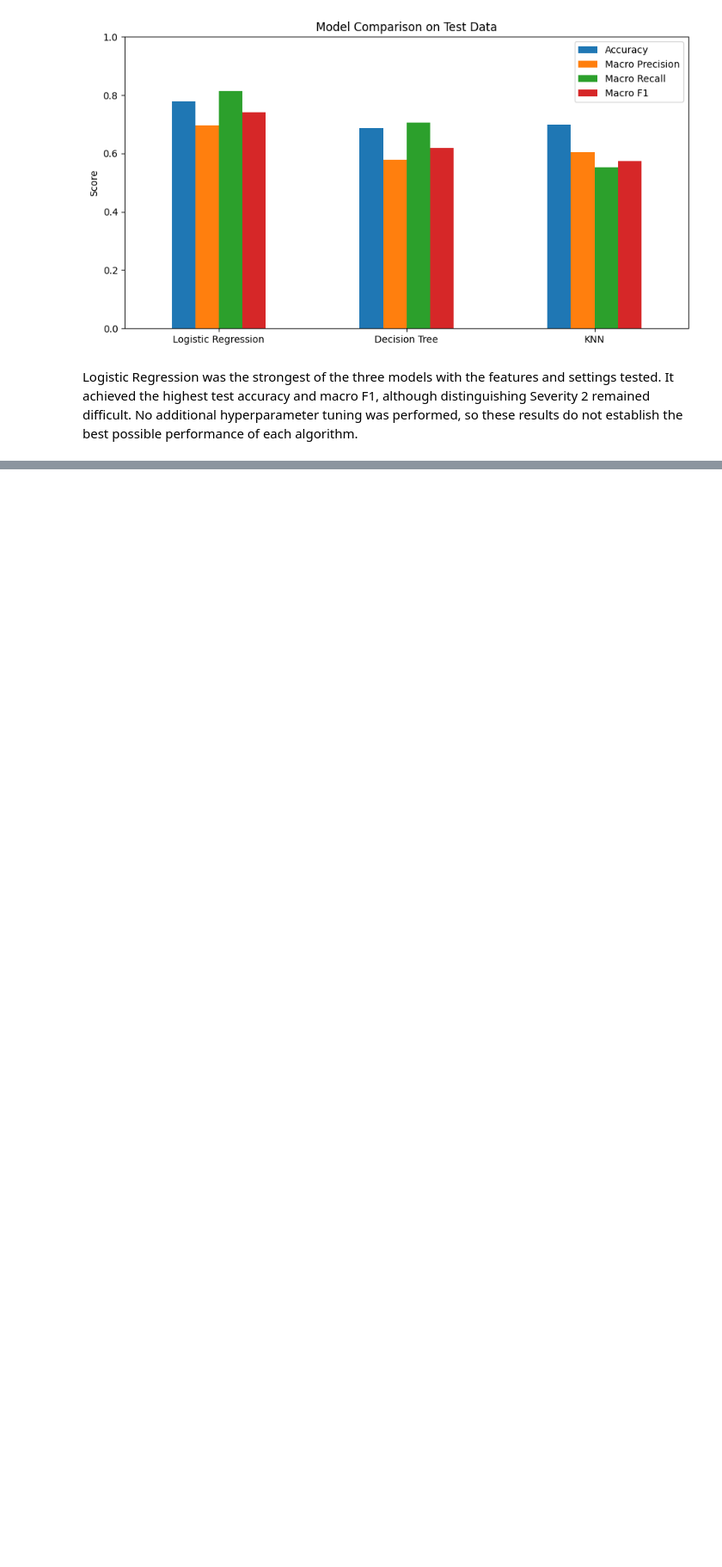
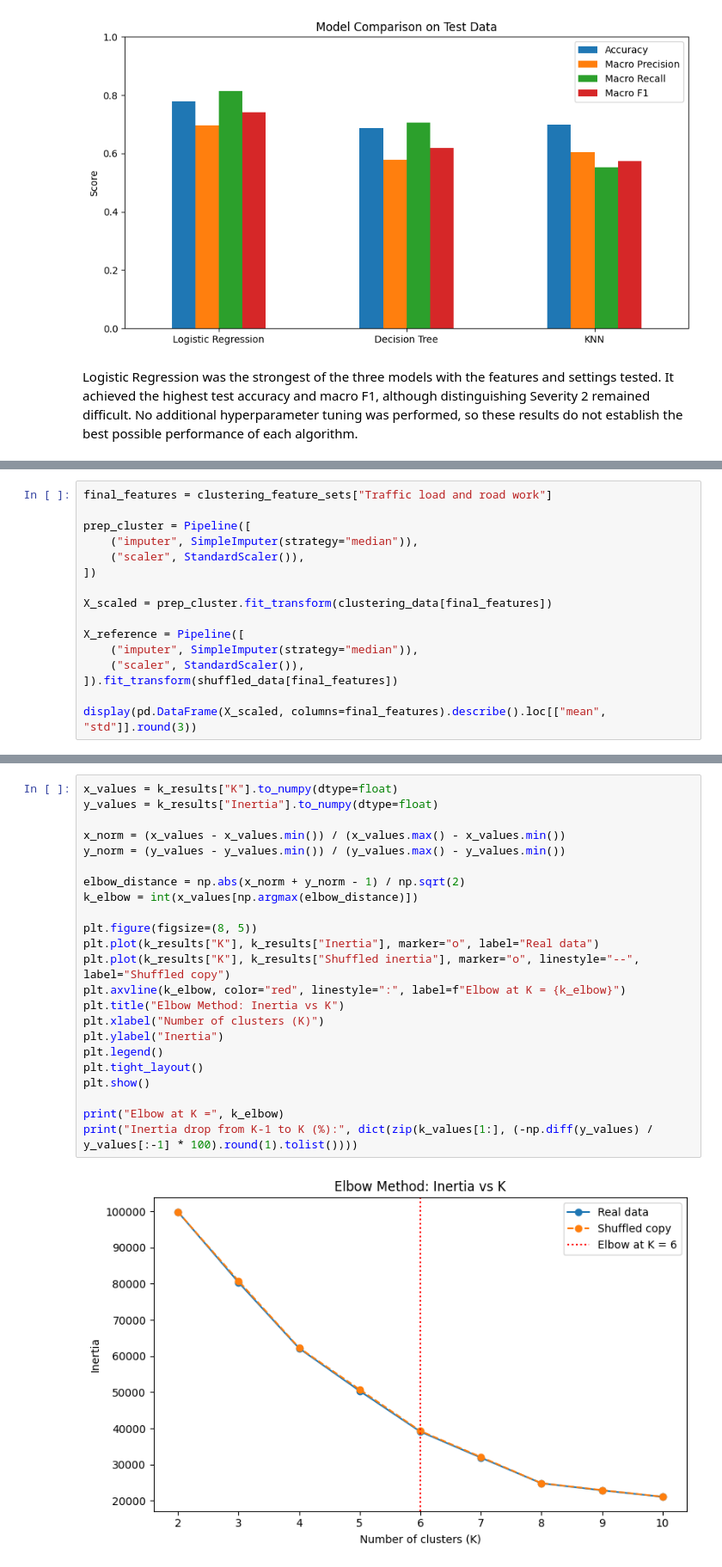
Before and after one commit to zeemohamed7/ai-traffic-project, a Jupyter notebook: IT7009_Traffic_Incident_Analysis.ipynb, the cells around one changed output, grey strips where cells are left out. Shown at 86% size. Cells and saved outputs as stored; diff of their text form; blank space fills up the shorter version.

```diff
--- a/IT7009_Traffic_Incident_Analysis.ipynb
+++ b/IT7009_Traffic_Incident_Analysis.ipynb
@@ -1787,0 +1844,16 @@ Logistic Regression was the strongest of the three models with the features and
+# %%
+final_features = clustering_feature_sets["Traffic load and road work"]
+
+prep_cluster = Pipeline([
+    ("imputer", SimpleImputer(strategy="median")),
+    ("scaler", StandardScaler()),
+])
+
+X_scaled = prep_cluster.fit_transform(clustering_data[final_features])
+
+X_reference = Pipeline([
+    ("imputer", SimpleImputer(strategy="median")),
+    ("scaler", StandardScaler()),
+]).fit_transform(shuffled_data[final_features])
+
+display(pd.DataFrame(X_scaled, columns=final_features).describe().loc[["mean", "std"]].round(3))
@@ -1787,0 +1907,25 @@ Logistic Regression was the strongest of the three models with the features and
+# %%
+x_values = k_results["K"].to_numpy(dtype=float)
+y_values = k_results["Inertia"].to_numpy(dtype=float)
+
+x_norm = (x_values - x_values.min()) / (x_values.max() - x_values.min())
+y_norm = (y_values - y_values.min()) / (y_values.max() - y_values.min())
+
+elbow_distance = np.abs(x_norm + y_norm - 1) / np.sqrt(2)
+k_elbow = int(x_values[np.argmax(elbow_distance)])
+
+plt.figure(figsize=(8, 5))
+plt.plot(k_results["K"], k_results["Inertia"], marker="o", label="Real data")
+plt.plot(k_results["K"], k_results["Shuffled inertia"], marker="o", linestyle="--", label="Shuffled copy")
+plt.axvline(k_elbow, color="red", linestyle=":", label=f"Elbow at K = {k_elbow}")
+plt.title("Elbow Method: Inertia vs K")
+plt.xlabel("Number of clusters (K)")
+plt.ylabel("Inertia")
+plt.legend()
+plt.tight_layout()
+plt.show()
+
+print("Elbow at K =", k_elbow)
+print("Inertia drop from K-1 to K (%):", dict(zip(k_values[1:], (-np.diff(y_values) / y_values[:-1] * 100).round(1).tolist())))
+# %% [output]
+[figure, added]
```
Also changed, not shown: parts of 13 cells of this notebook.
